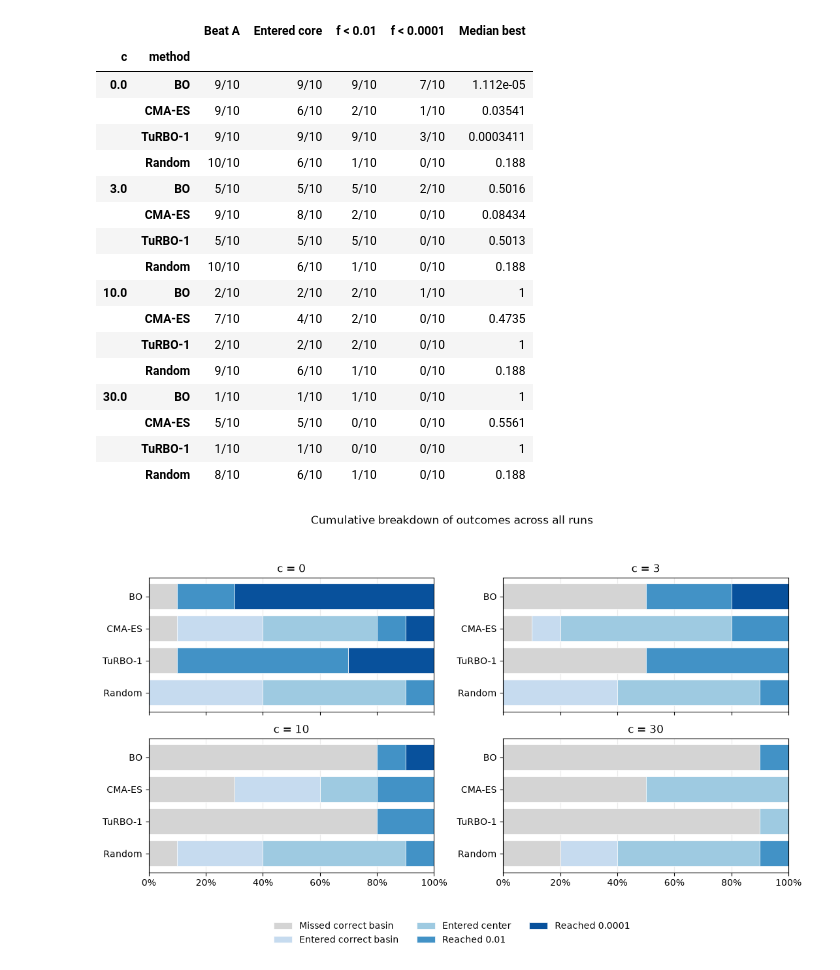
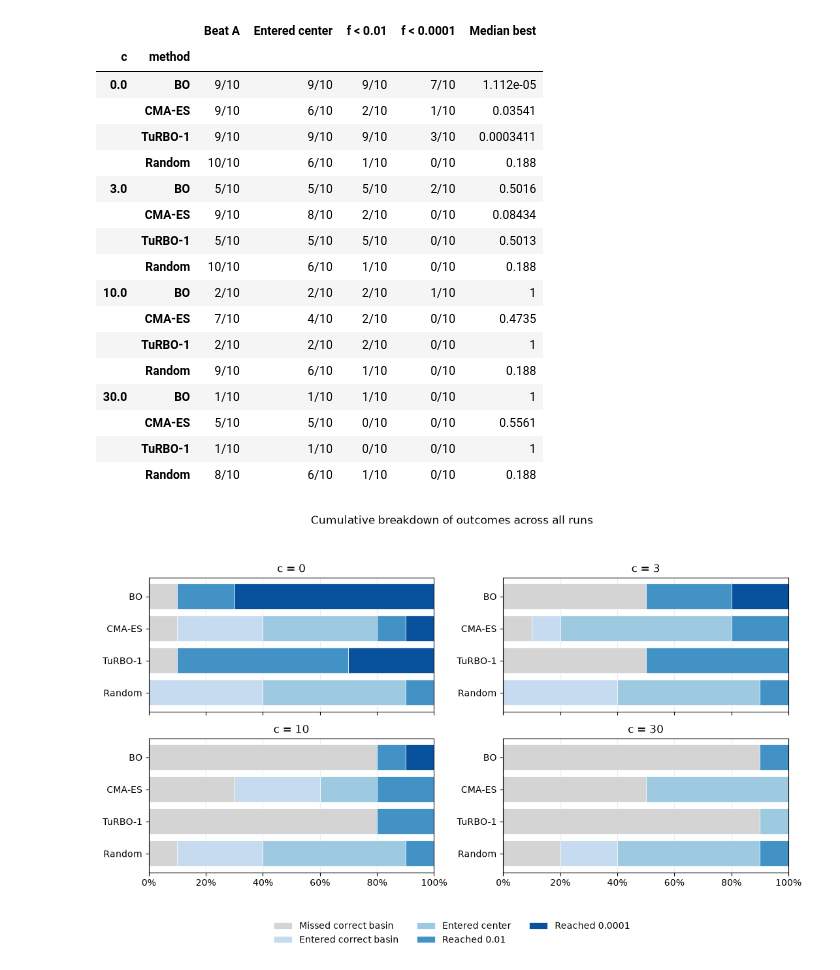
Before and after one commit to bbny27/DSA4212-G1, a Jupyter notebook: code/Experiment_1.ipynb, the cells around one changed output. Drawn from its saved outputs; the diff is of its cells as text; code cells hidden in the pictures.

```diff
--- a/code/Experiment_1.ipynb
+++ b/code/Experiment_1.ipynb
@@ -165,13 +107,9 @@ in mutually exclusive tiers based on their tightest target. Median best is compu
 # %%
-def run_key(run):
-    return run["c"], run["seed"], run["method"]
-
-
 def target_trials(results, targets):
-    """Return one row per trajectory and strict objective target."""
+    """Return one row per trajectory and objective target."""
     rows = []
     for run in results["runs"]:
-        c_value, seed, method = run_key(run)
+        c_value, seed, method = run["c"], run["seed"], run["method"]
         values = np.asarray(run["y"])
         for target in targets:
             hits = np.flatnonzero(values < target)
@@ -179,7 +117,7 @@ def target_trials(results, targets):
                 "c": c_value, "seed": seed, "method": method, "target": target,
                 "success": bool(hits.size),
                 "first_success": int(hits[0]) + 1 if hits.size else np.nan,
-                "best": values.min(), "full_run_seconds": run["seconds"],
+                "best": values.min(),
             })
     return pd.DataFrame(rows)
 
@@ -193,6 +131,7 @@ def summarise_targets(trials):
         median_first_success_given_success=("first_success", "median"),
         median_best=("best", "median"),
     ).reset_index()
+
     # confidence intervals describing uncertainty in each observed success fraction across seeds
     intervals = [binomtest(int(row.successes), int(row.runs)).proportion_ci(method="wilson")
                  for row in summary.itertuples()]
@@ -202,18 +141,20 @@ def summarise_targets(trials):
 
 
 def search_diagnostics(results, trials, settings):
-    """Return trajectory diagnostics, with one row per completed run."""
+    """Return trajectory data, with one row per completed run."""
     runs = results["configuration"]["run"]
     centre_a = np.asarray(runs["problem"]["a"])
-    late_evaluations = min(settings["late_evaluations"], runs["budget"])
+    late_evaluations = settings["late_evaluations"]
     rows = []
     for run in results["runs"]:
-        c_value, seed, method = run_key(run)
+        c_value, seed, method = run["c"], run["seed"], run["method"]
+
         # calculate one distance from basin A for every evaluated point.
         distance = np.linalg.norm(np.asarray(run["X"]) - centre_a, axis=1)
         rows.append({
             "c": c_value, "seed": seed, "method": method,
-            # Use only the final calls to measure whether the search stayed near the inferior basin.
+
+            # use only the final calls to measure whether the search stayed near the inferior basin.
             "late_near_a": np.mean(distance[-late_evaluations:] <= settings["near_a_radius"]),
             "restarts": run["diagnostics"].get("restarts", np.nan),
         })
@@ -221,7 +162,6 @@ def search_diagnostics(results, trials, settings):
     discoveries = trials.loc[trials["target"] == 1.0, [
         "c", "seed", "method", "success", "first_success", "best"
     ]].rename(columns={"success": "discovered", "first_success": "first_discovery"})
-    diagnostics = pd.DataFrame(rows).merge(discoveries, on=["c", "seed", "method"],
-                                            validate="one_to_one")
+    diagnostics = pd.DataFrame(rows).merge(discoveries, on=["c", "seed", "method"])
     diagnostics["calls_after_discovery"] = runs["budget"] - diagnostics["first_discovery"]
     return diagnostics
@@ -228,6 +172,5 @@ def search_diagnostics(results, trials, settings):
 # %%
 from matplotlib.ticker import PercentFormatter
-
 
 def save_figure(fig, run_dir, filename):
     plot_dir = run_dir / "plots"
@@ -248,10 +191,7 @@ def plot_outcome_breakdown(summary, settings, run_dir):
         ("Reached 0.0001", "#08519c"),
     ]
 
-    ncols = min(2, len(penalties))
-    fig, axes = plt.subplots((len(penalties) + ncols - 1) // ncols, ncols,
-                             figsize=(5.5 * ncols, 3.4 * ((len(penalties) + ncols - 1) // ncols)),
-                             sharex=True, squeeze=False)
+    fig, axes = plt.subplots(2, 2, figsize=(11, 6.8), sharex=True)
     for ax, c_value in zip(axes.flat, penalties):
         cumulative = rates.loc[c_value].reindex(index=methods, columns=targets).to_numpy()
         # Add 100% and 0% endpoints; adjacent differences turn nested targets into exclusive tiers.
@@ -267,8 +207,6 @@ def plot_outcome_breakdown(summary, settings, run_dir):
         ax.grid(axis="x", alpha=0.25)
         ax.set_axisbelow(True)
     # Hide unused panels when the number of penalties does not fill the subplot grid.
-    for ax in list(axes.flat)[len(penalties):]:
-        ax.set_visible(False)
     handles, labels = axes.flat[0].get_legend_handles_labels()
     fig.legend(handles, labels, loc="lower center", frameon=False, ncol=3)
     fig.suptitle("Cumulative breakdown of outcomes across all runs")
@@ -277,29 +219,29 @@ def plot_outcome_breakdown(summary, settings, run_dir):
 # %%
-# build target-level rows, aggregate success rates, and derive per-trial search diagnostics.
+# build rows, aggregate success rates, and derive per-trial search data.
 trials = target_trials(results, ANALYSIS_SETTINGS["targets"])
 summary = summarise_targets(trials)
 diagnostics = search_diagnostics(results, trials, ANALYSIS_SETTINGS)
 
 order = pd.MultiIndex.from_product([RUN_SETTINGS["c_values"], RUN_SETTINGS["methods"]],
                                    names=["c", "method"])
 counts = summary.pivot(index=["c", "method"], columns="target", values="successes")
 counts = counts.reindex(index=order, columns=ANALYSIS_SETTINGS["targets"])
 sizes = summary.groupby(["c", "method"])["runs"].first().reindex(order)
 
 overview = counts.astype(str).add("/" + sizes.astype(str), axis="index")
-overview.columns = ["Beat A", "Entered core", "f < 0.01", "f < 0.0001"]
+overview.columns = ["Beat A", "Entered center", "f < 0.01", "f < 0.0001"]
 
 overview["Median best"] = diagnostics.groupby(["c", "method"])["best"].median().reindex(order)
 display(overview.assign(**{"Median best": overview["Median best"].map("{:.4g}".format)}))
 
 trials.to_csv(run_dir / "trials.csv", index=False)
 summary.to_csv(run_dir / "summary.csv", index=False)
 diagnostics.to_csv(run_dir / "diagnostics.csv", index=False)
 overview.to_csv(run_dir / "overview.csv")
 
 plot_outcome_breakdown(summary, RUN_SETTINGS, run_dir)
 # %% [output]
-|  |  | Beat A | Entered core | f < 0.01 | f < 0.0001 | Median best |
+|  |  | Beat A | Entered center | f < 0.01 | f < 0.0001 | Median best |
 | c | method |  |  |  |  |  |
 | 0.0 | BO | 9/10 | 9/10 | 9/10 | 7/10 | 1.112e-05 |
 |  | CMA-ES | 9/10 | 6/10 | 2/10 | 1/10 | 0.03541 |
```
Also changed, not shown: parts of 31 cells of this notebook, 4 other files.
